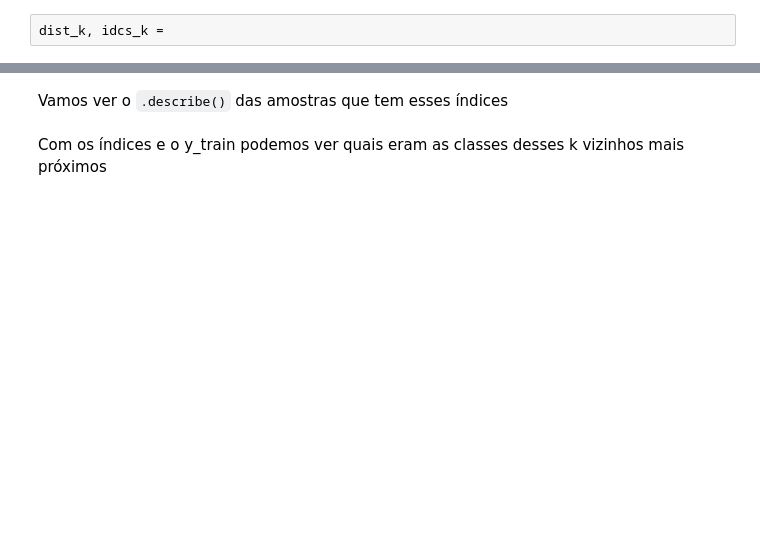
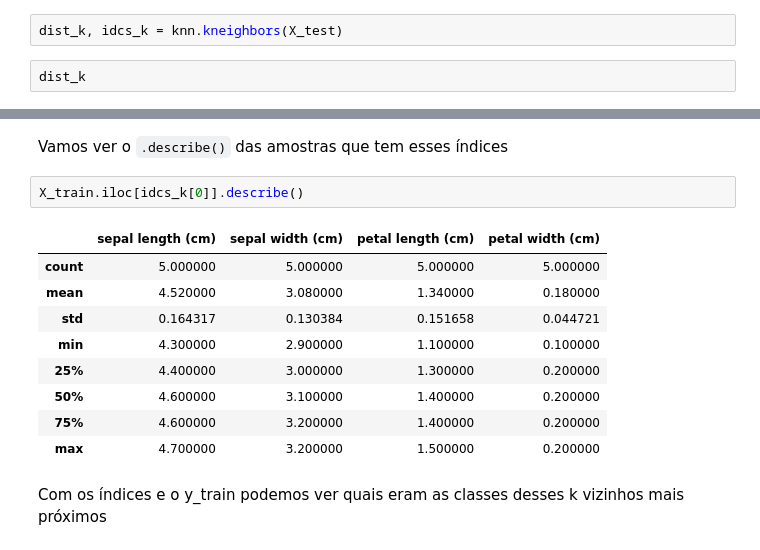
Before and after one commit to patriciacatandi/Lets_Code_DS_Degree_Alunos_ML, a Jupyter notebook: Módulo 11 - Machine Learning III/3 - Interpretabilidade de modelos/Interpretabilidade de modelos.ipynb, the cells around one changed output, grey strips where cells are left out. Saved outputs shown, nothing was run; the diff lists cells and outputs as text; blank space fills up the shorter version.

```diff
--- a/Módulo 11 - Machine Learning III/3 - Interpretabilidade de modelos/Interpretabilidade de modelos.ipynb
+++ b/Módulo 11 - Machine Learning III/3 - Interpretabilidade de modelos/Interpretabilidade de modelos.ipynb
@@ -226,4 +364,6 @@ from sklearn.neighbors import KNeighborsClassifier
 # %% [markdown]
 Utilizando o método `.kneighbors()`, vamos obter qual a distância e quem são os k vizinhos mais próximos na classificação do X_test:
+# %%
+dist_k, idcs_k = knn.kneighbors(X_test)
 # %%
-dist_k, idcs_k =
+dist_k
@@ -241,4 +445,16 @@ Podemos usar os índices para inspecionar quais foram as observações utilizada
 # %% [markdown]
 Vamos ver o `.describe()` das amostras que tem esses índices
+# %%
+X_train.iloc[idcs_k[0]].describe()
+# %% [output]
+|  | sepal length (cm) | sepal width (cm) | petal length (cm) | petal width (cm) |
+| count | 5.000000 | 5.000000 | 5.000000 | 5.000000 |
+| mean | 4.520000 | 3.080000 | 1.340000 | 0.180000 |
+| std | 0.164317 | 0.130384 | 0.151658 | 0.044721 |
+| min | 4.300000 | 2.900000 | 1.100000 | 0.100000 |
+| 25% | 4.400000 | 3.000000 | 1.300000 | 0.200000 |
+| 50% | 4.600000 | 3.100000 | 1.400000 | 0.200000 |
+| 75% | 4.600000 | 3.200000 | 1.400000 | 0.200000 |
+| max | 4.700000 | 3.200000 | 1.500000 | 0.200000 |
 # %% [markdown]
 Com os índices e o y_train podemos ver quais eram as classes desses k vizinhos mais próximos
```
Also changed, not shown: parts of 25 cells of this notebook.
